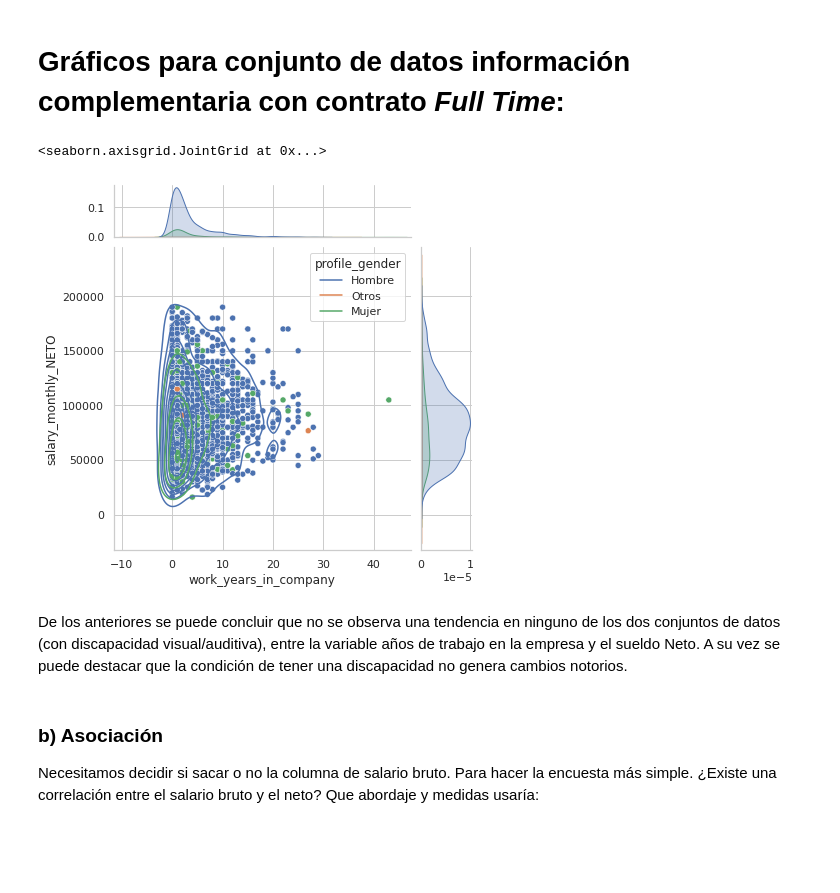
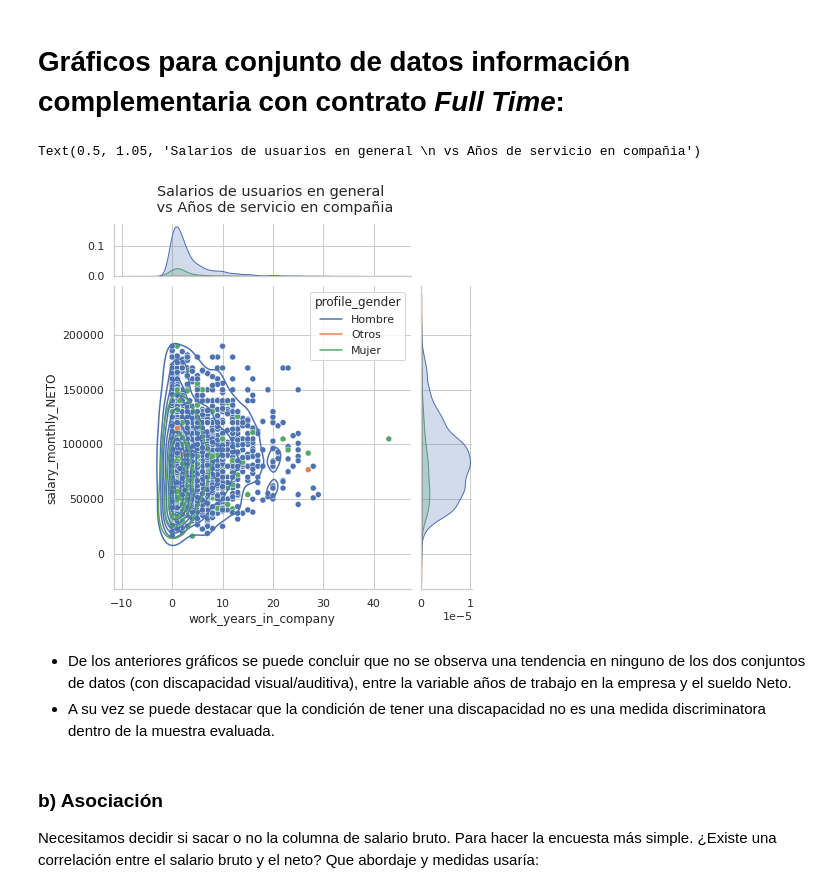
Before and after one commit to argennof/Data_A-V_2022, a Jupyter notebook: Grupo_24_Entregable_Parte_1.ipynb, the cells around one changed output. Saved outputs shown, nothing was run; the diff lists cells and outputs as text; code cells hidden in the pictures; blank space fills up the shorter version.

```diff
--- a/Grupo_24_Entregable_Parte_1.ipynb
+++ b/Grupo_24_Entregable_Parte_1.ipynb
@@ -566,14 +566,16 @@ plt.show()
 # %% [markdown]
 # Gráficos para conjunto de datos información complementaria con contrato _Full Time_:
 # %%
-#
+# Joint plot para el complemento del conjunto estudiado lenguajes populares
 seaborn.jointplot(x = df6.work_years_in_company, y = df6.salary_monthly_NETO,
                   hue=df6.profile_gender,marginal_ticks=True).plot_joint(seaborn.kdeplot)
+plt.suptitle('Salarios de usuarios en general \n vs Años de servicio en compañia', y = 1.05)
 # %% [output]
-<seaborn.axisgrid.JointGrid at 0x...>
+Text(0.5, 1.05, 'Salarios de usuarios en general \n vs Años de servicio en compañia')
-[figure, old version]
+[figure, new version]
 # %% [markdown]
-De los anteriores se puede concluir que no se observa una tendencia en ninguno de los dos conjuntos de datos (con discapacidad visual/auditiva), entre la variable  años de trabajo en la empresa y el sueldo Neto. A su vez se puede destacar que la condición de tener una discapacidad no genera cambios notorios.
+* De los anteriores gráficos se puede concluir que no se observa una tendencia en ninguno de los dos conjuntos de datos (con discapacidad visual/auditiva), entre la variable  años de trabajo en la empresa y el sueldo Neto.
+* A su vez se puede destacar que la condición de tener una discapacidad no es una medida discriminatora dentro de la muestra evaluada.
 # %% [markdown]
 
 ### b) Asociación
```
Also changed, not shown: parts of 9 cells of this notebook.
